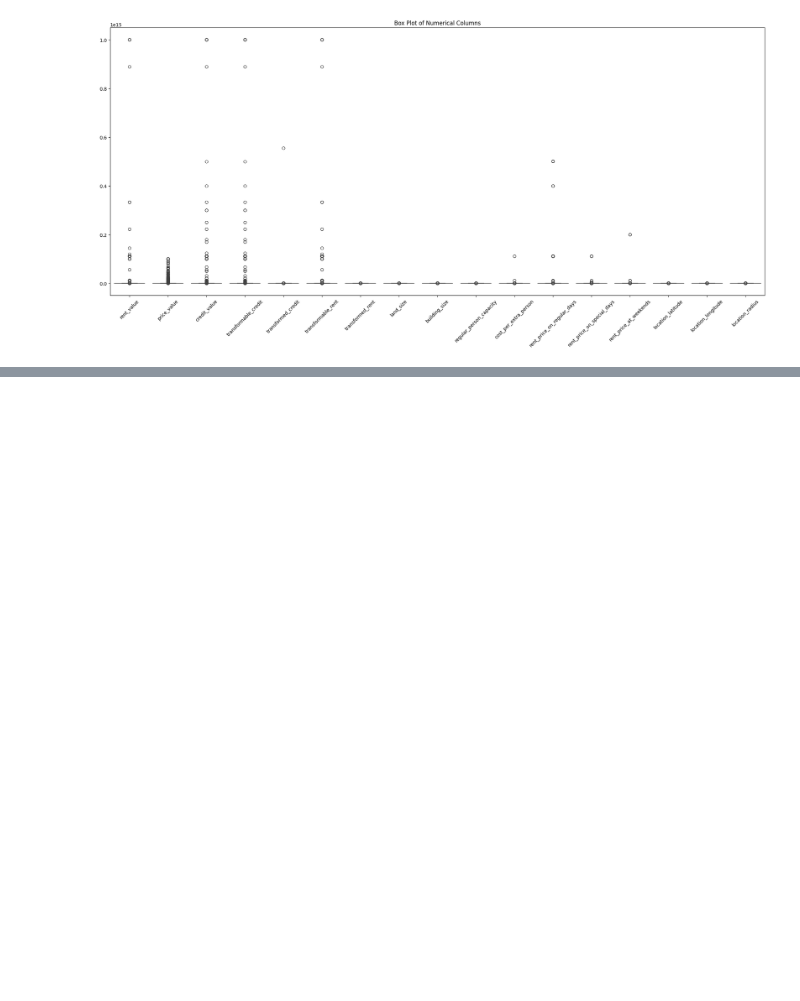
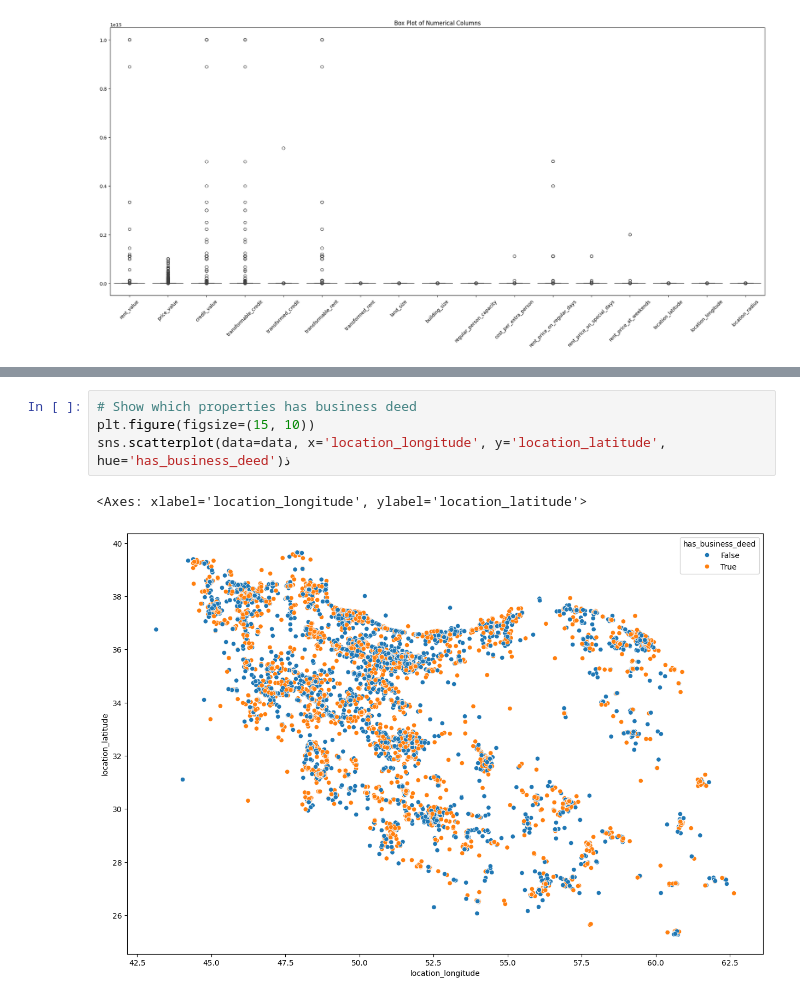
Before and after one commit to mehdirt/Divar-Project, a Jupyter notebook: divar_real_state.ipynb, the cells around one changed output, grey strips where cells are left out. Saved outputs shown, nothing was run; the diff lists cells and outputs as text; blank space fills up the shorter version.

```diff
--- a/divar_real_state.ipynb
+++ b/divar_real_state.ipynb
@@ -322,0 +350,7 @@ plt.show()
+# %%
+# Show which properties has business deed
+plt.figure(figsize=(15, 10))
+sns.scatterplot(data=data, x='location_longitude', y='location_latitude', hue='has_business_deed')ذ
+# %% [output]
+<Axes: xlabel='location_longitude', ylabel='location_latitude'>
+[figure, added]
```
Also changed, not shown: parts of 8 cells of this notebook.
